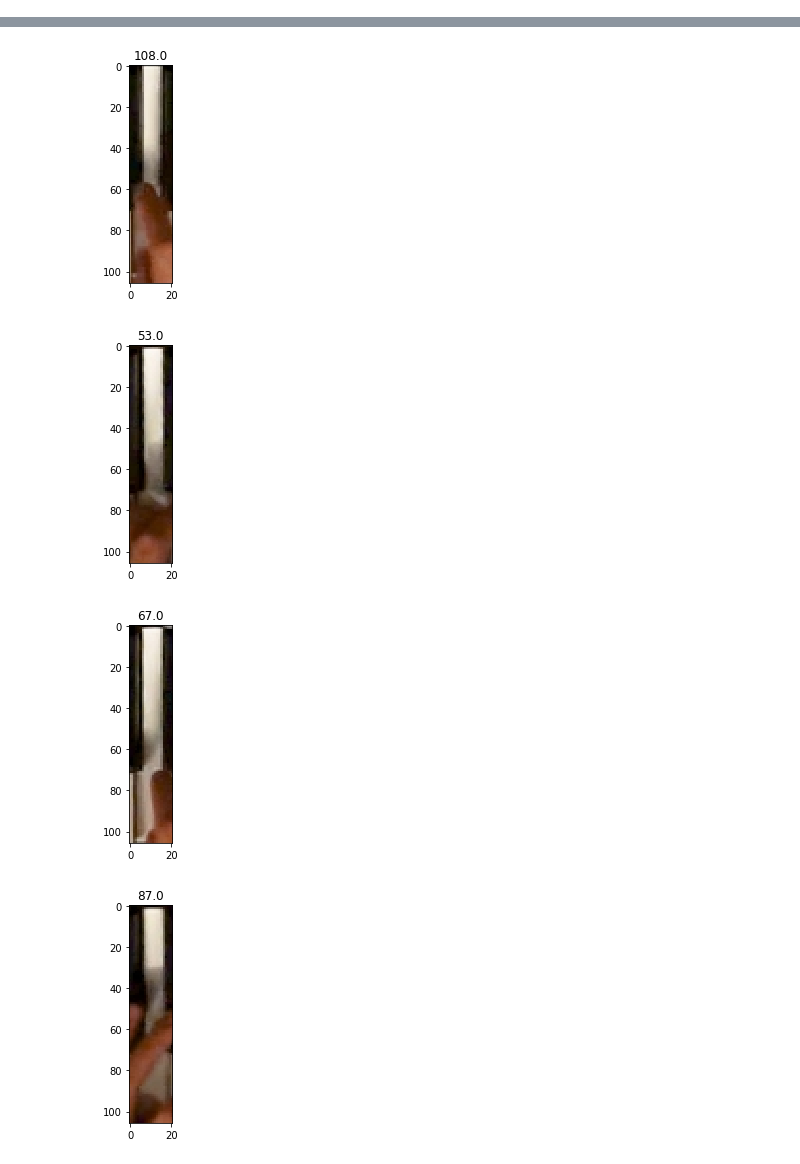
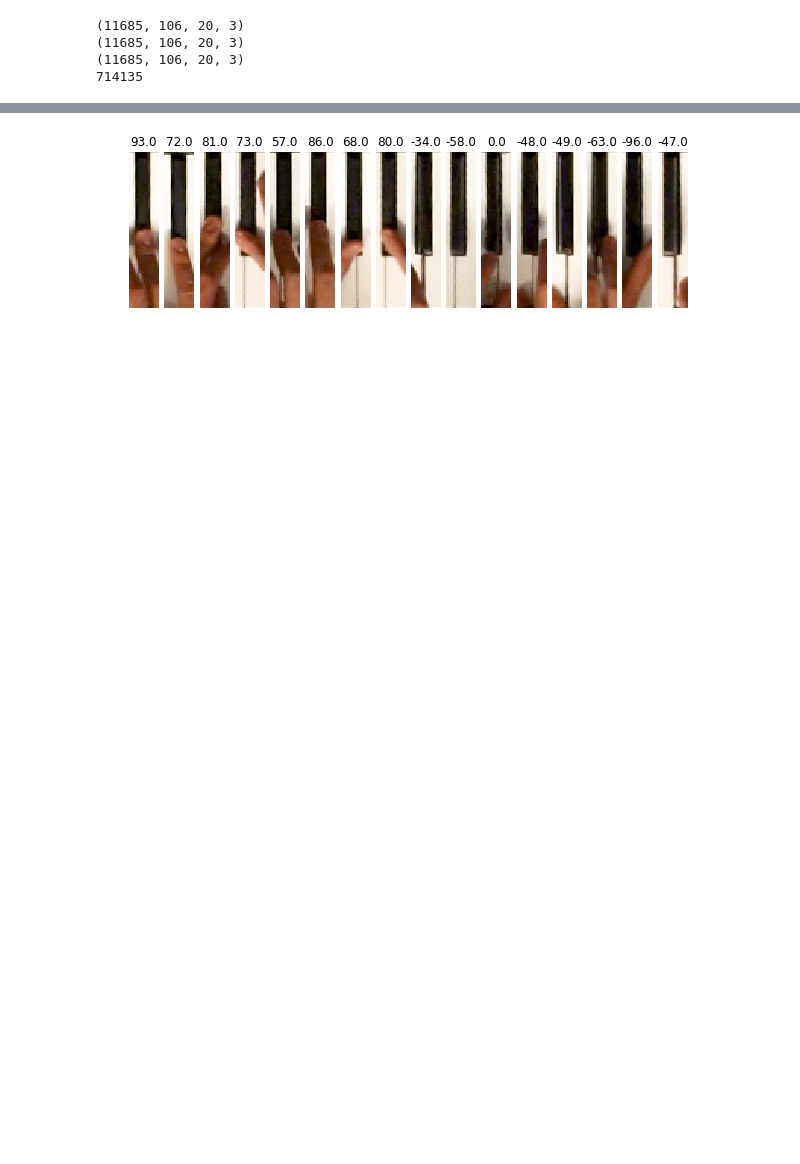
Before and after one commit to ppfish45/AI-Pianist, a Jupyter notebook: models/keypress_recognition/new_dataset_demo.ipynb, the cells around one changed output, grey strips where cells are left out. Saved outputs shown, nothing was run; the diff lists cells and outputs as text; code cells hidden in the pictures; blank space fills up the shorter version.

```diff
--- a/models/keypress_recognition/new_dataset_demo.ipynb
+++ b/models/keypress_recognition/new_dataset_demo.ipynb
@@ -6,5 +11,6 @@ import numpy as np
 # %%
-dataset_p.load_all_data(spliter=['val'], color=['black', 'white'], size=['single', 'bundle'], keypress=True, shuffle=True)
+dataset_p.load_all_data(spliter=['val'], color=['black'], size=['single'], keypress=True,
+                        concatenate=True, delta=3)
 # %% [output]
 Start seperating keyboard ...
   White single width: 21px
@@ -20,13 +24,22 @@ In valset:
+# %%
+print(dataset_p.X['single']['black']['val'].shape)
+print(dataset_p.X_pre['single']['black']['val'].shape)
+print(dataset_p.X_post['single']['black']['val'].shape)
+
+print(np.sum(dataset_p.X_post['single']['black']['val'][1]))
+# %% [output]
+(11685, 106, 20, 3)
+(11685, 106, 20, 3)
+(11685, 106, 20, 3)
+714135
 # %%
-for inputs, labels in dataset_p.data_batch(type='val', size='single', color='white', batch_size=8, NCHW=False):
-    for i in range(8):
-        plt.imshow(cv2.cvtColor(inputs[i], cv2.COLOR_BGR2RGB))
-        plt.title(labels[i])
-        plt.show()
+fix, ax = plt.subplots(1, 16, figsize=(10, 30))
+for inputs, labels in dataset_p.data_batch(type='val', size='single', color='black', batch_size=16, NCHW=False):
+    for i in range(16):
+        ax[i].axis('off')
+        ax[i].imshow(cv2.cvtColor(inputs[i], cv2.COLOR_BGR2RGB))
+        ax[i].set_title(labels[i])
     break
 # %% [output]
 [interactive output not drawn]
-[figure, old version]
+[figure, new version]
-[figure, removed]
-[figure, removed]
-[figure, removed]
```
Also changed, not shown: parts of 5 cells of this notebook.
